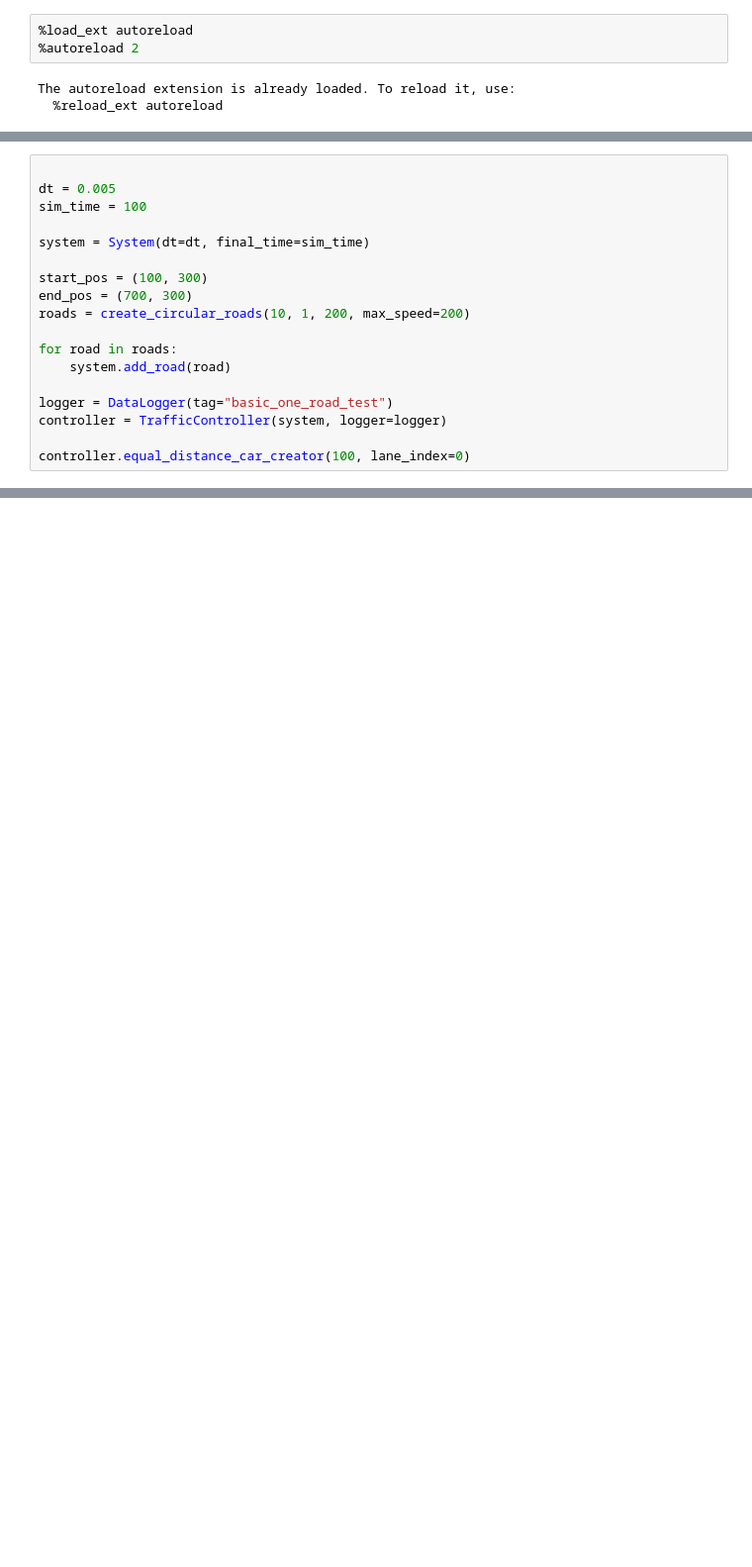
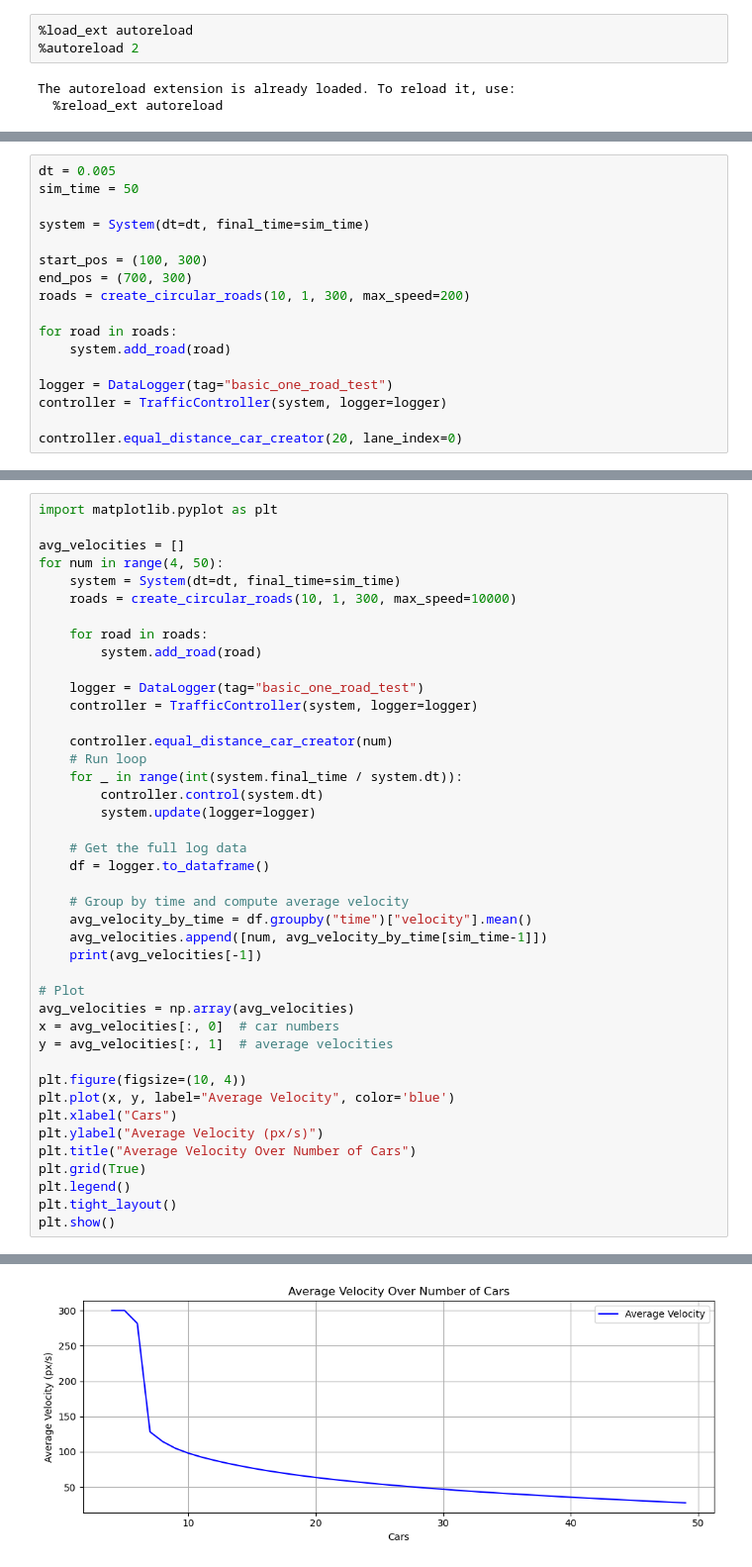
Before and after one commit to yuval-levi-046/PROM-Physical-Simulation, a Jupyter notebook: simulator.ipynb, the cells around one changed output, grey strips where cells are left out. Shown at 99% size. Drawn from its saved outputs; the diff is of its cells as text; blank space fills up the shorter version.

Commit message:
Working basic simulation

```diff
--- a/simulator.ipynb
+++ b/simulator.ipynb
@@ -17,15 +19,14 @@ from simulation.data_logger import DataLogger
 from simulation.spawners import timed_spawner
 from simulation.core import Road, Lane, Car
 # %%
-
 dt = 0.005
-sim_time = 100
+sim_time = 50
 
 system = System(dt=dt, final_time=sim_time)
 
 start_pos = (100, 300)
 end_pos = (700, 300)
-roads = create_circular_roads(10, 1, 200, max_speed=200)
+roads = create_circular_roads(10, 1, 300, max_speed=200)
 
 for road in roads:
     system.add_road(road)
@@ -33,7 +34,7 @@ for road in roads:
 logger = DataLogger(tag="basic_one_road_test")
 controller = TrafficController(system, logger=logger)
 
-controller.equal_distance_car_creator(100, lane_index=0)
+controller.equal_distance_car_creator(20, lane_index=0)
 # %%
 # Run loop
 for _ in range(int(system.final_time / system.dt)):
@@ -70,0 +61,43 @@ plt.show()
+# %%
+import matplotlib.pyplot as plt
+
+avg_velocities = []
+for num in range(4, 50):
+    system = System(dt=dt, final_time=sim_time)
+    roads = create_circular_roads(10, 1, 300, max_speed=10000)
+
+    for road in roads:
+        system.add_road(road)
+
+    logger = DataLogger(tag="basic_one_road_test")
+    controller = TrafficController(system, logger=logger)
+
+    controller.equal_distance_car_creator(num)
+    # Run loop
+    for _ in range(int(system.final_time / system.dt)):
+        controller.control(system.dt)
+        system.update(logger=logger)
+
+    # Get the full log data
+    df = logger.to_dataframe()
+
+    # Group by time and compute average velocity
+    avg_velocity_by_time = df.groupby("time")["velocity"].mean()
+    avg_velocities.append([num, avg_velocity_by_time[sim_time-1]])
+    print(avg_velocities[-1])
+
+# Plot
+avg_velocities = np.array(avg_velocities)
+x = avg_velocities[:, 0]  # car numbers
+y = avg_velocities[:, 1]  # average velocities
+
+plt.figure(figsize=(10, 4))
+plt.plot(x, y, label="Average Velocity", color='blue')
+plt.xlabel("Cars")
+plt.ylabel("Average Velocity (px/s)")
+plt.title("Average Velocity Over Number of Cars")
+plt.grid(True)
+plt.legend()
+plt.tight_layout()
+plt.show()
+# %% [output]
@@ -70,0 +121 @@ plt.show()
+[figure, added]
```
Also changed, not shown: parts of 4 cells of this notebook, 6 other files.
